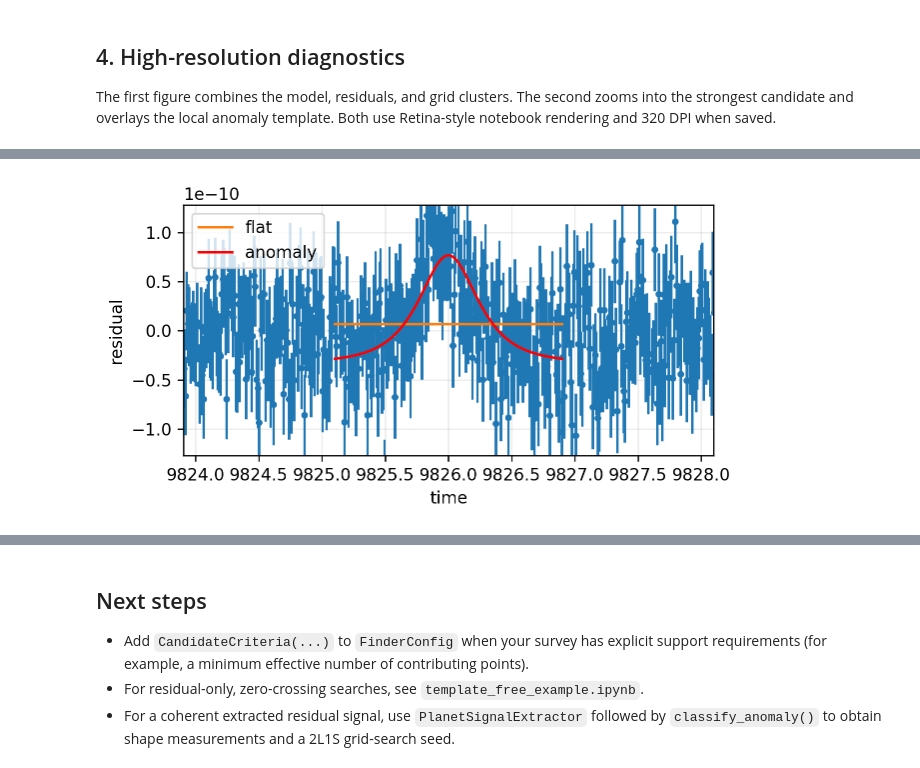
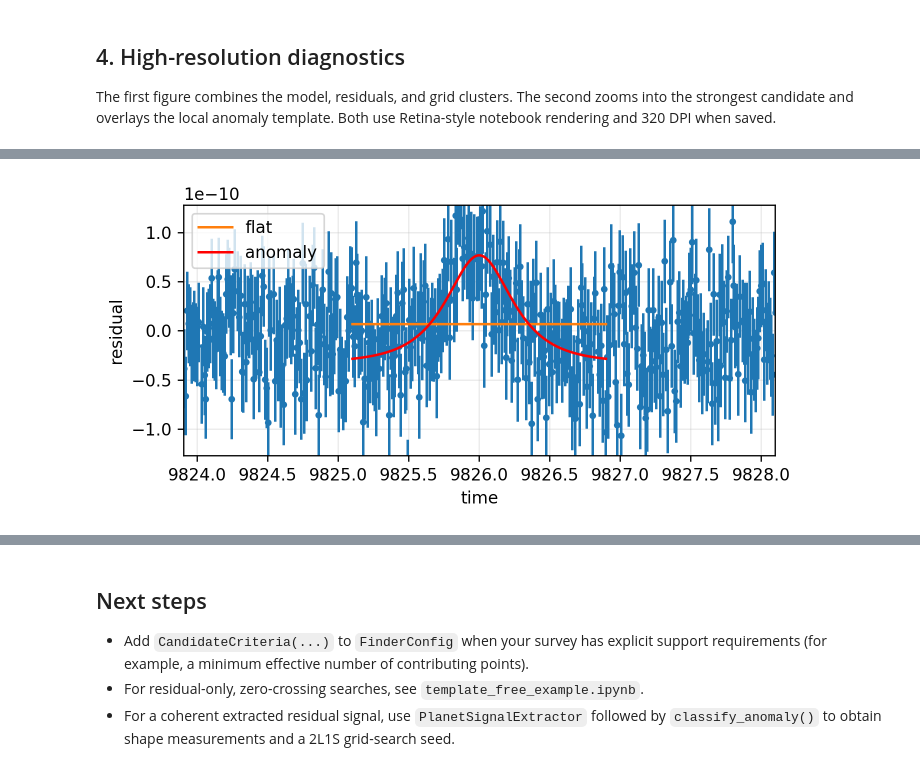
Before and after one commit to NunotaKansuke/jacscanomaly, a Jupyter notebook: example/template_scan_example.ipynb, the cells around one changed output, grey strips where cells are left out. Drawn from its saved outputs; the diff is of its cells as text; code cells hidden in the pictures.

```diff
--- a/example/template_scan_example.ipynb
+++ b/example/template_scan_example.ipynb
@@ -25,7 +25,7 @@ except ImportError:  # also works when run outside Jupyter
 plt.rcParams.update({
     "figure.dpi": 120,
     "savefig.dpi": 320,
-    "figure.figsize": (5.5, 6),
+    "figure.figsize": (6, 6),
     "axes.grid": True,
     "grid.alpha": 0.25,
 })
@@ -119,7 +119,7 @@ The first figure combines the model, residuals, and grid clusters. The second zo
 # %%
 fig, axes = finder.plot_result(
     show=False,
-    figsize=(5.5, 6),
+    figsize=(6, 6),
     show_anomaly_window=True,
     model_base_points=256,
 )
@@ -133,10 +133,8 @@ plt.show()
 # %%
 if result.best is not None:
     fig, ax = finder.plot_anomaly_window(show=False, a=7.0)
-    fig.set_size_inches(5.5, 3.0)
+    fig.set_size_inches(6, 3.0)
     fig.tight_layout()
     plt.show()
-
-print(f"Notebook elapsed time: {perf_counter() - notebook_started:.2f} s")
 # %% [output]
-[figure, old version]
+[figure, new version]
```
Also changed, not shown: parts of 6 cells of this notebook.
